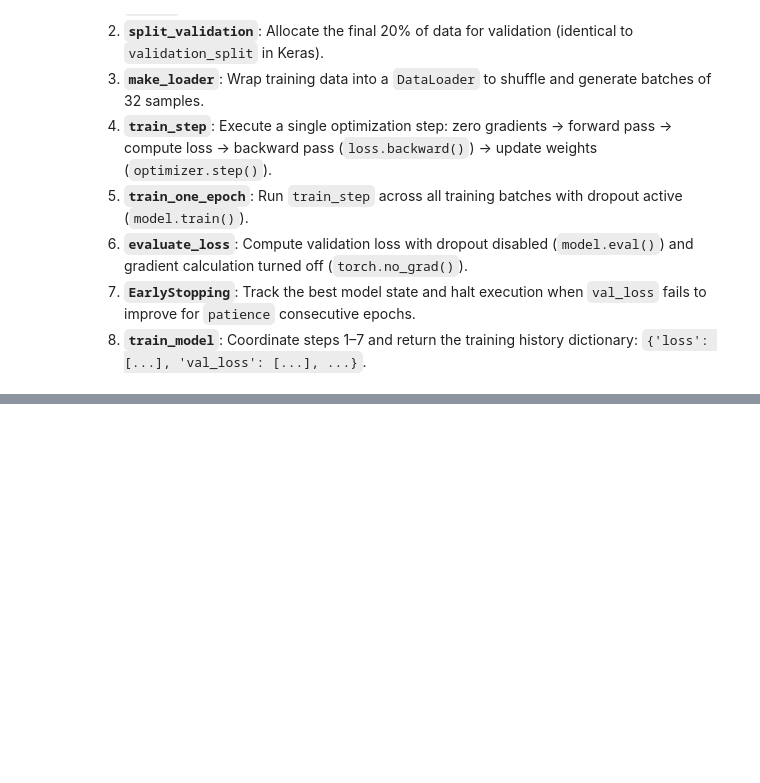
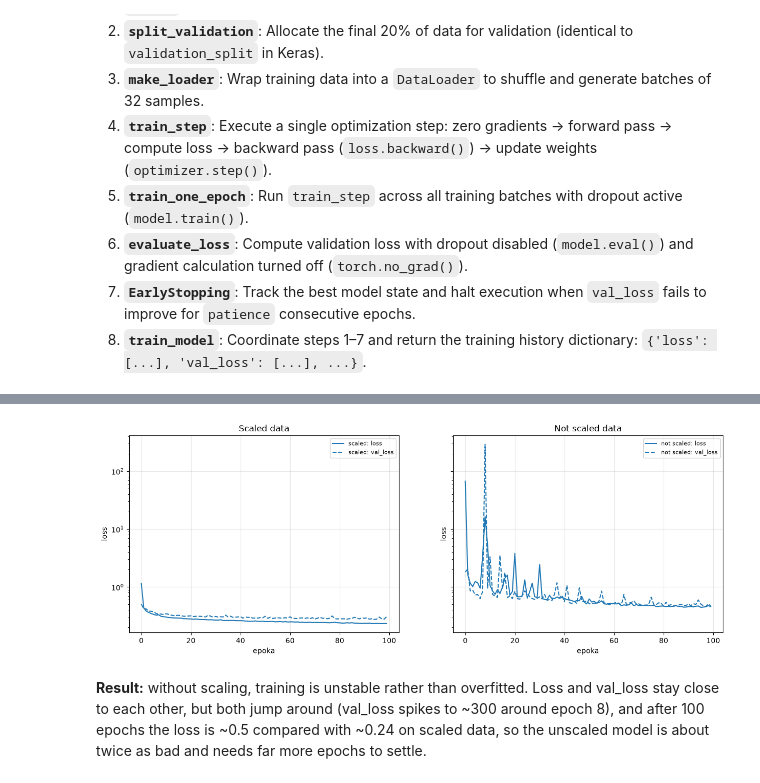
Before and after one commit to michallitwin/python-learning, a Jupyter notebook: python_dl/Deep_learning/dl_pytorch_ex1.ipynb, the cells around one changed output, grey strips where cells are left out. Drawn from its saved outputs; the diff is of its cells as text; code cells hidden in the pictures; blank space fills up the shorter version.

```diff
--- a/python_dl/Deep_learning/dl_pytorch_ex1.ipynb
+++ b/python_dl/Deep_learning/dl_pytorch_ex1.ipynb
@@ -162,11 +170,15 @@ def get_loss_fn(name):
 
 
 def compute_metric(name, output, y):
-    """Computes the value of a single metric ('mae' or 'mse') for model output."""
+    """Value of one metric ('mae', 'mse' or 'accuracy') for the model output."""
     if name == "mae":
         return (output - y).abs().mean().item()
     if name == "mse":
         return ((output - y) ** 2).mean().item()
+    if name == "accuracy" and output.shape[1] == 1:              # binary: logit > 0 <=> p > 0.5
+        return ((output > 0).float() == y).float().mean().item()
+    if name == "accuracy":                                       # multiclass: highest score wins
+        return (output.argmax(dim=1) == y).float().mean().item()
     raise ValueError(f"Unknown metric: {name}")
 
 
@@ -325,0 +462,13 @@ def plot_histories(histories, metric="loss", show_train=True, show_val=True,
+# %%
+set_seed(SEED)
+model_raw = build_model(X_train_raw.shape[1], [64, 32], activation="relu")
+hist_raw = train_model(model_raw, X_train_raw, y_train, epochs=100, loss="mse", metrics=["mae"])
+
+fig, axes = plt.subplots(1, 2, figsize=(15, 5), sharey=True)
+plot_histories({"scaled": hist_scaled}, logy=True, title="Scaled data", ax=axes[0])
+plot_histories({"not scaled": hist_raw}, logy=True, title="Not scaled data", ax=axes[1])
+plt.show()
+# %% [output]
+[figure, added]
+# %% [markdown]
+**Result:** without scaling, training is unstable rather than overfitted. Loss and val_loss stay close to each other, but both jump around (val_loss spikes to ~300 around epoch 8), and after 100 epochs the loss is ~0.5 compared with ~0.24 on scaled data, so the unscaled model is about twice as bad and needs far more epochs to settle.
```
Also changed, not shown: parts of 86 cells of this notebook.
